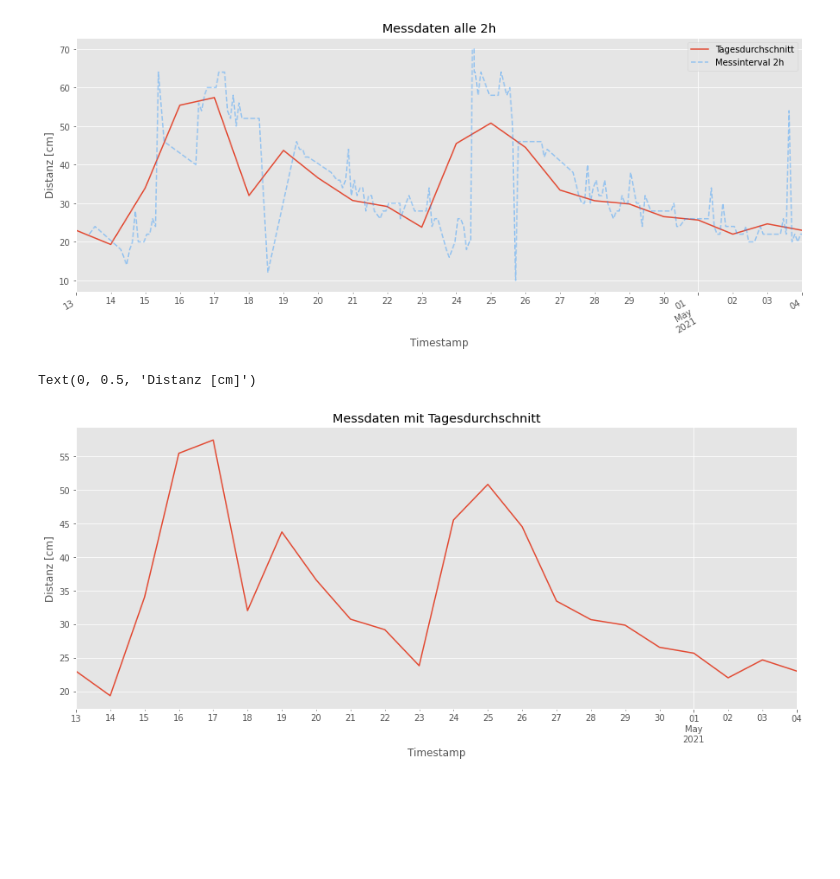
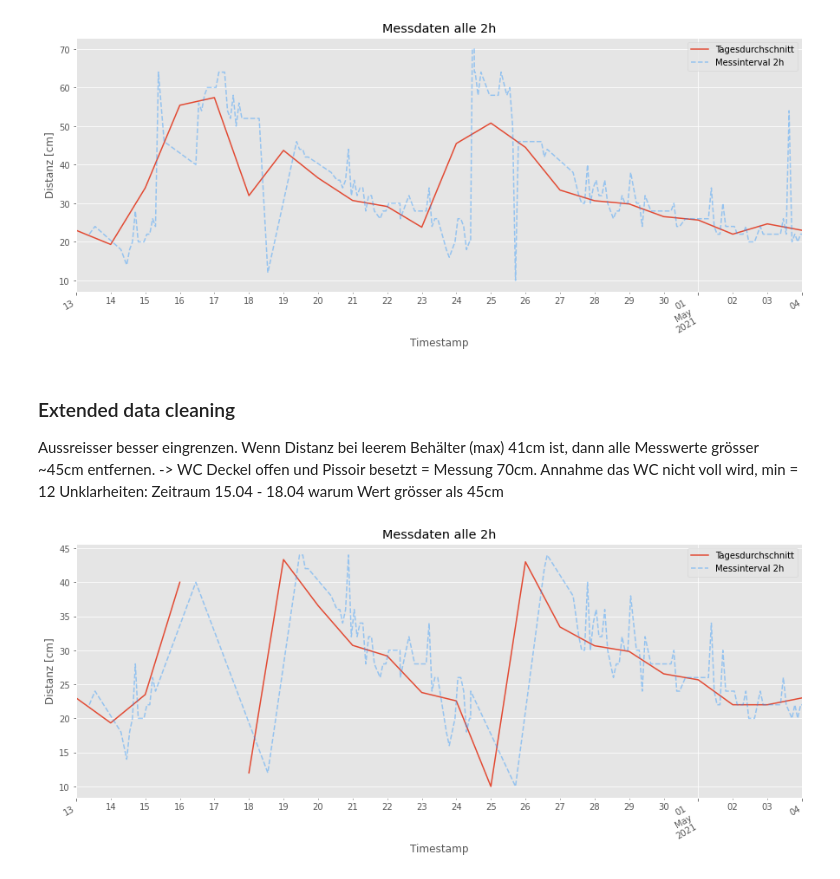
Before and after one commit to phyti1/ds_p4_kompotoi, a Jupyter notebook: Data_aquissation_sensoneo.ipynb, the cells around one changed output. Saved outputs shown, nothing was run; the diff lists cells and outputs as text; code cells hidden in the pictures; blank space fills up the shorter version.

Commit message:
Füllstandsensoren Update Daten Auslesen

```diff
--- a/Data_aquissation_sensoneo.ipynb
+++ b/Data_aquissation_sensoneo.ipynb
@@ -193,7 +186,7 @@ df_sensoneo.head(2)
 # df_sensoneo.head(10)
 # %%
 for index, row in enumerate(df_sensoneo['Data']):
-    df_sensoneo['Distance'][index] = data_decoder(row)['Distance'][3]
+    df_sensoneo['Distance'][index] = data_decoder(row)['Distance'][0]
     df_sensoneo['Temperatur'][index]  = data_decoder(row)['Temperatur']
     df_sensoneo['Spannung mV'][index] = data_decoder(row)['Voltage_mV']
     df_sensoneo['Event Count'][index] = data_decoder(row)['Event_Count']
@@ -303,10 +290,20 @@ plt.legend()
 plt.show()
 # %% [output]
 [figure]
+# %% [markdown]
+### Extended data cleaning
+Aussreisser besser eingrenzen. Wenn Distanz bei leerem Behälter (max) 41cm ist, dann alle Messwerte grösser ~45cm entfernen. -> WC Deckel offen und Pissoir besetzt = Messung 70cm. Annahme das WC nicht voll wird, min = 12
+Unklarheiten: Zeitraum 15.04 - 18.04 warum Wert grösser als 45cm
+# %%
+df_sensoneo = df_sensoneo[df_sensoneo['Distance'] < 45]
+df_sensoneo = df_sensoneo[df_sensoneo['Distance'] > 5] # 12 entfernt zu viele Daten
 # %%
-df_sensoneo['Distance'].resample('D').mean().plot(figsize=(15,6))
-plt.title('Messdaten mit Tagesdurchschnitt')
+# Alle Wochentage
+df_sensoneo['Distance'].resample('D').mean().plot(label='Tagesdurchschnitt')
+df_sensoneo['Distance'].plot(color='dodgerblue', linestyle='--', alpha=0.4, figsize=(15,6), label='Messinterval 2h')
+plt.title('Messdaten alle 2h')
 plt.ylabel('Distanz [cm]')
+plt.legend()
+plt.show()
 # %% [output]
-Text(0, 0.5, 'Distanz [cm]')
-[figure, old version]
+[figure, new version]
```
Also changed, not shown: parts of 8 cells of this notebook.
